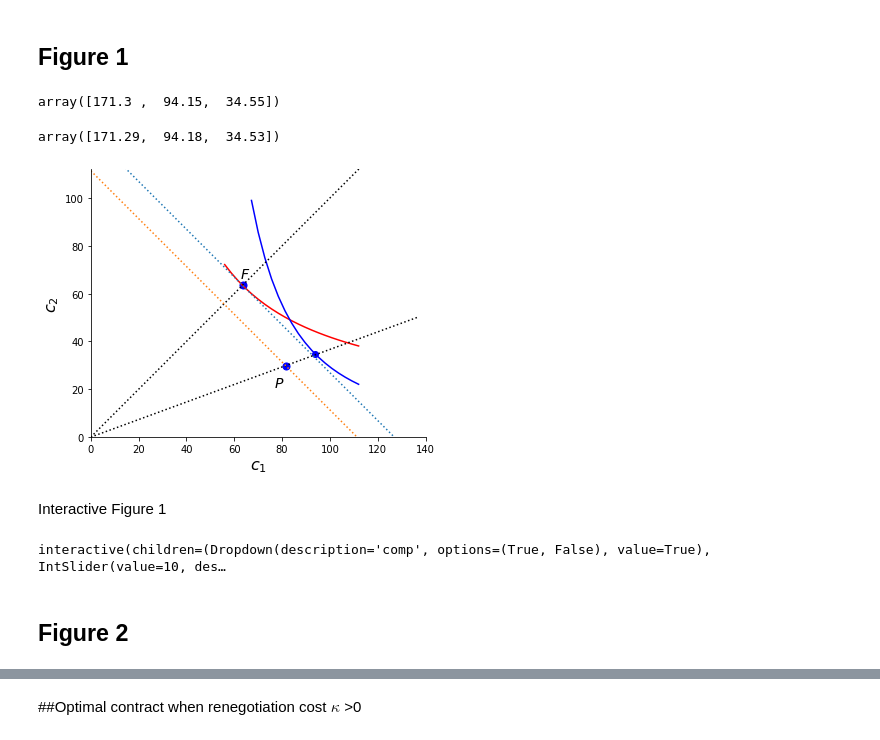
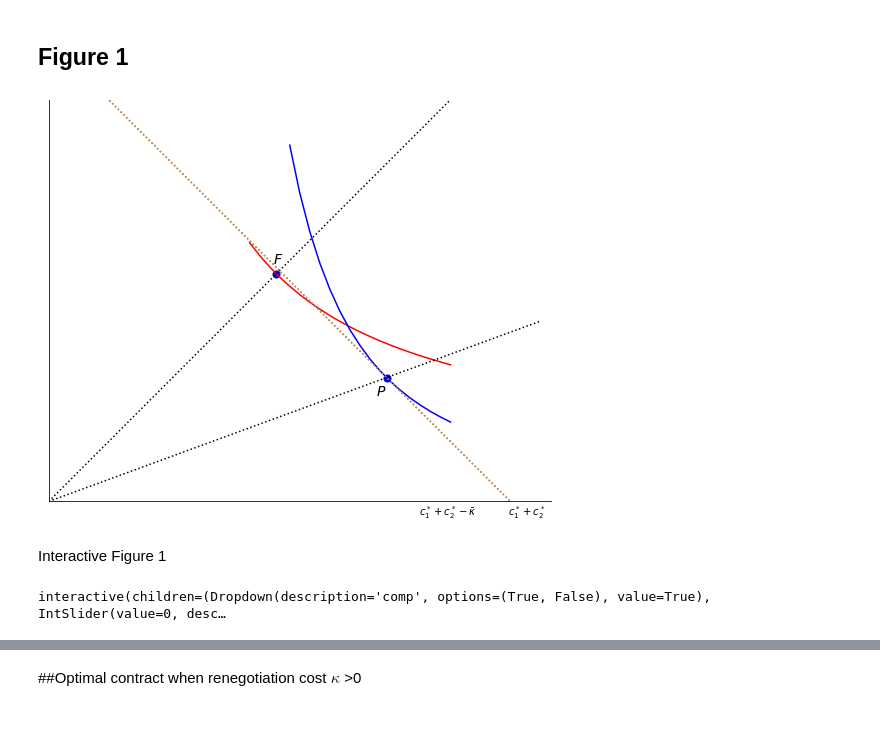
Before and after one commit to jhconning/renegotiation, a Jupyter notebook: figures.ipynb, the cells around one changed output, grey strips where cells are left out. Cells and saved outputs as stored; diff of their text form; code cells hidden in the pictures.

Commit message:
interact figures now working

```diff
--- a/figures.ipynb
+++ b/figures.ipynb
@@ -510,7 +503,7 @@ array([128.33, 101.88,  66.56])
 # %% [markdown]
 Since several different plots share a basic axis labeling setup, it will be useful to set things up similarly with this function.
 # %%
-def fig_base(figsize=(6,6)):
+def fig_base(figsize=(9,9)):
     fig, ax = plt.subplots(figsize=figsize)
     # plot range and clipped range (so indif curves not so wide)
     c1min = 0
@@ -543,8 +536,8 @@ cC.ownsmooth(), cC.opt()
 # %%
-def fig1(comp, kap, beta, rho):
+def fig1(comp=True, kap=0, beta=0.3, rho=0.9):
     '''Plot contract diagrams based on model parameters'''
 
-    ax= fig_base()   #draw and label axes
+    ax = fig_base()   #draw and label axes
 
     if comp:
         cC = Contract.Competitive(beta=beta)
@@ -580,40 +573,34 @@ def fig1(comp, kap, beta, rho):
     ax.plot(c1, cC.beta**(1/cC.rho)*c1,':',color='black')
 
     # isoprofit line(s)
-    isoprofline = cC.isoprofit(cC.profit(cCF,cC.y)-(cC.y[0]-cCF[0]), cC.y)
-    isoproflineK = cC.isoprofit(cC.profit(cCF,cC.y)-(cC.y[0]-cCF[0])+cC.kbar(), cC.y)
+    isoprofline = cC.isoprofit(cC.profit(copt,cC.y)-(cC.y[0]-copt[0]), cC.y)
+    isoproflineK = cC.isoprofit(cC.profit(copt,cC.y)-(cC.y[0]-copt[0])+kap, cC.y)
     ax.plot(c1,  isoprofline(c1),':' )
     ax.plot(c1,  isoproflineK(c1),':' )
 
     # Labels and points
     ax.text(cCF[1]-1, cCF[2]+3, r'$F$', fontsize=14)
-    ax.text(cCRP[1]-5, cCRP[2]-9, r'$P$', fontsize=14)
-    xx = [cCF[1], cCRP[1]]
-    yy = [cCF[2], cCRP[2]]
+    ax.text(copt[1]-3, copt[2]-5, r'$P$', fontsize=14)
+    xx = [cCF[1], copt[1]]
+    yy = [cCF[2], copt[2]]
     ax.scatter(xx, yy, s=50, marker='o',color='b')
     #ax.savefig('figs\Figure1.pdf', format='pdf')
+
+    #-- Intercept points on y axis
+
+    ax.text(cCF[1]+cCF[2] + 1, -4, r'$c_1^*+c_2^*$', fontsize=10)
+    ax.text(cCRP[1] + cCRP[2] - kap - 8, -4, r'$c_1^*+c_2^* -\bar \kappa$', fontsize=10)
+    ax.axes.get_xaxis().set_visible(False)
+    ax.axes.get_yaxis().set_visible(False)
 # %% [markdown]
 ## Figure 1
-# %%
-cC = Contract.Competitive(beta=0.3)
-cC.kappa = 0.00001
-cC.rho = 1.2
-cC.opt()
-# %% [output]
-array([171.3 ,  94.15,  34.55])
-# %%
-cC.ownsmooth()
-# %% [output]
-array([171.29,  94.18,  34.53])
 # %%
-fig1(comp=True, kap=0.001, beta=0.3, rho=1.2)
+fig1(comp=True, kap=0, beta=0.3, rho=1.2)
 # %% [output]
-[figure, old version]
+[figure, new version]
 # %% [markdown]
 Interactive Figure 1
 # %%
 interact(fig1, comp=([True, False]), kap=(0,20,1), beta=(0.3,0.9,0.05), rho=(0.5,4,0.1));
 # %% [output]
-interactive(children=(Dropdown(description='comp', options=(True, False), value=True), IntSlider(value=10, des…
+interactive(children=(Dropdown(description='comp', options=(True, False), value=True), IntSlider(value=0, desc…
-# %% [markdown]
-## Figure 2
```
Also changed, not shown: parts of 110 cells of this notebook.
